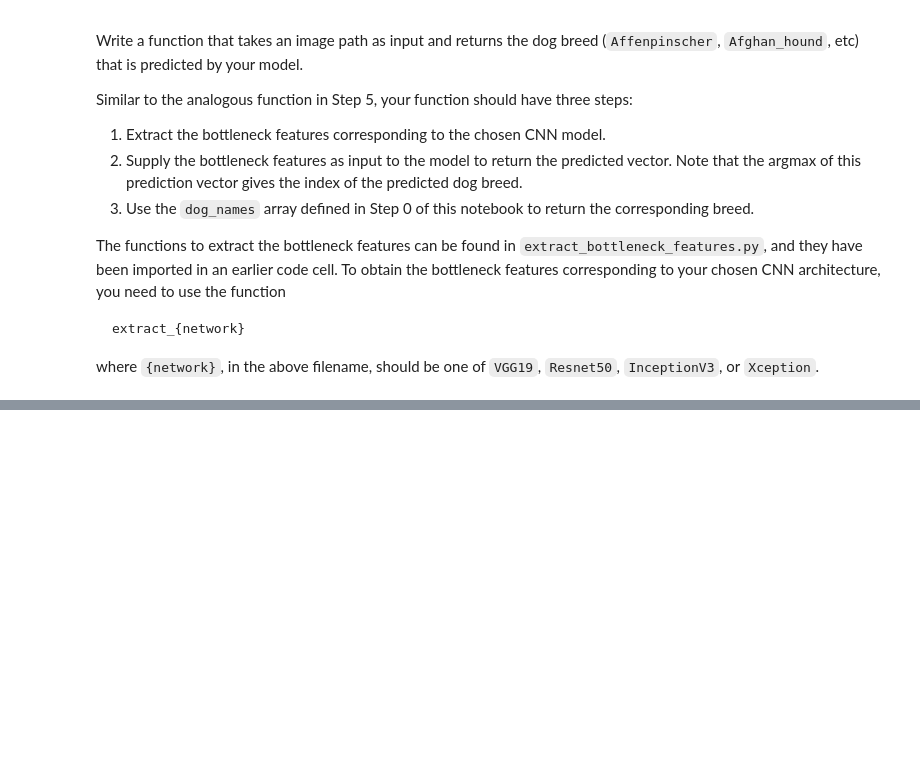
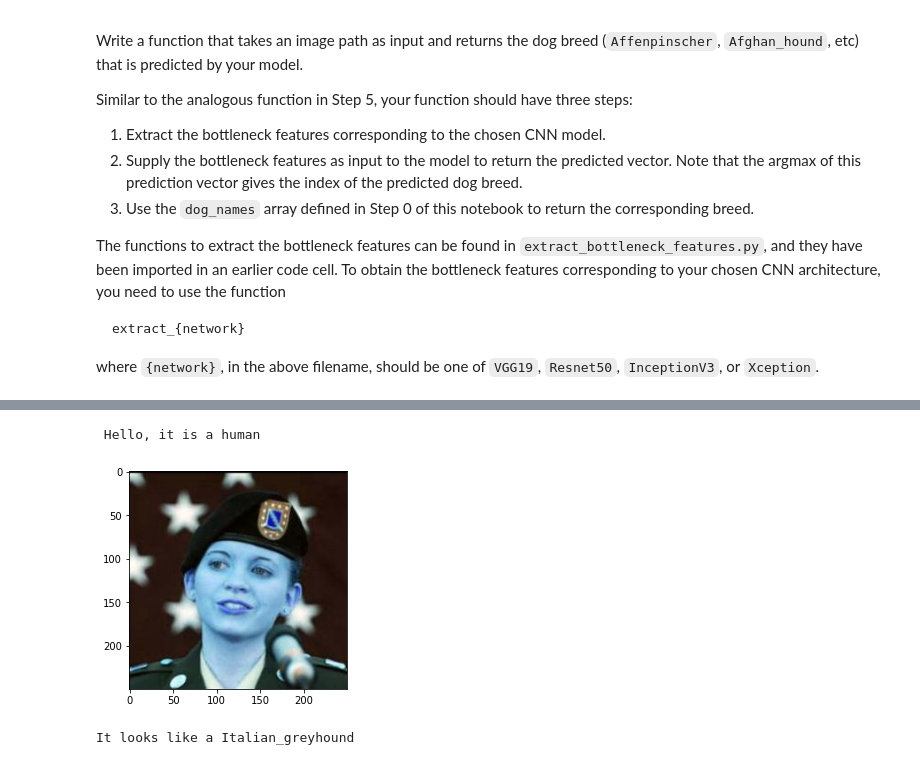
Before and after one commit to bhupendpatil/Practice, a Jupyter notebook: Deep Learning/Convolutional Networks/Dog Breed Classifier/dog_app.ipynb, the cells around one changed output, grey strips where cells are left out. Drawn from its saved outputs; the diff is of its cells as text; code cells hidden in the pictures; blank space fills up the shorter version.

```diff
--- a/Deep Learning/Convolutional Networks/Dog Breed Classifier/dog_app.ipynb
+++ b/Deep Learning/Convolutional Networks/Dog Breed Classifier/dog_app.ipynb
@@ -965,0 +1046,7 @@ __Answer:__
+# %%
+# 2nd image is also random
+random_human_dog()
+# %% [output]
+ Hello, it is a human
+[figure, added]
+It looks like a Italian_greyhound
```
Also changed, not shown: parts of 29 cells of this notebook.
